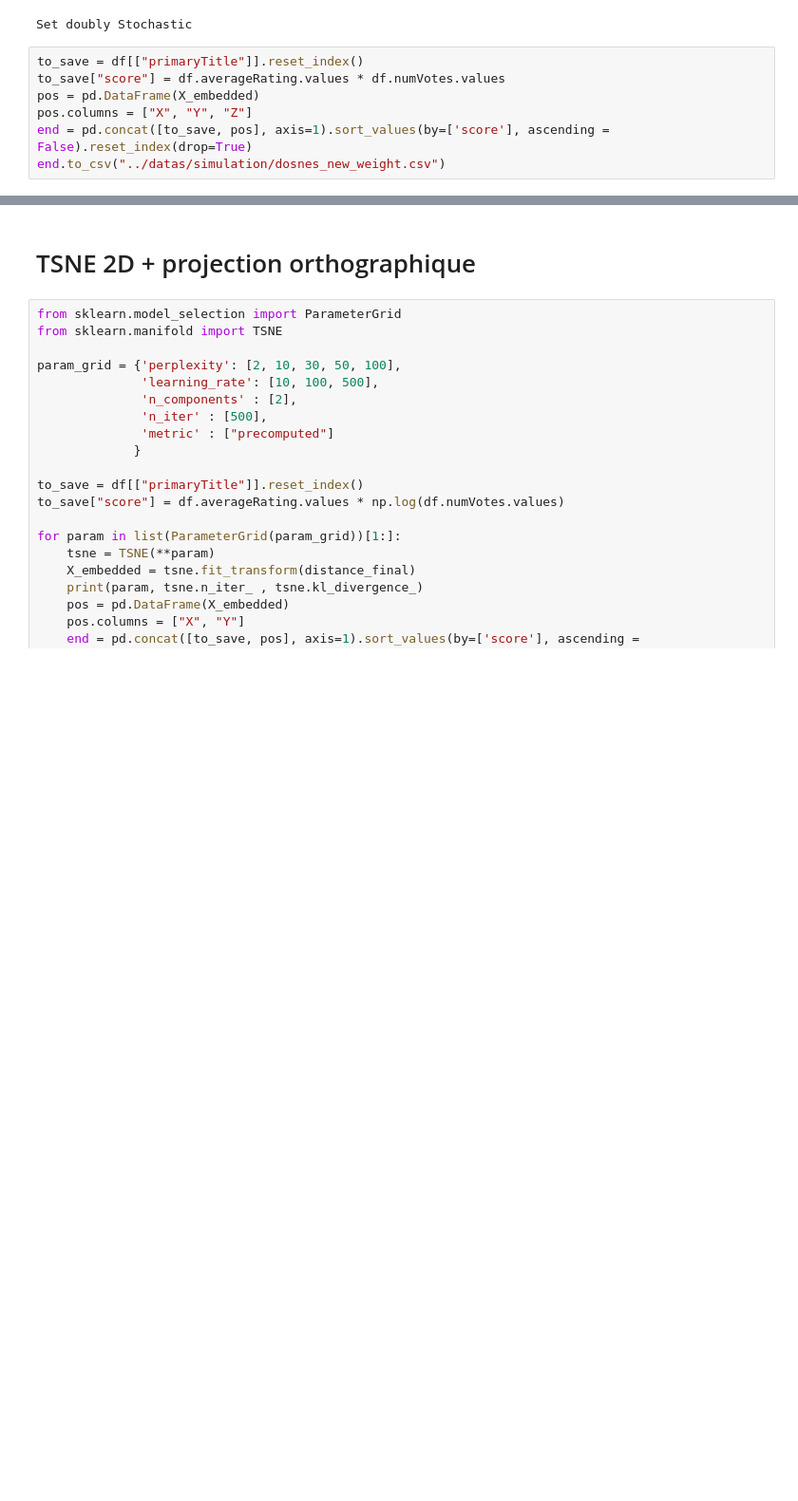
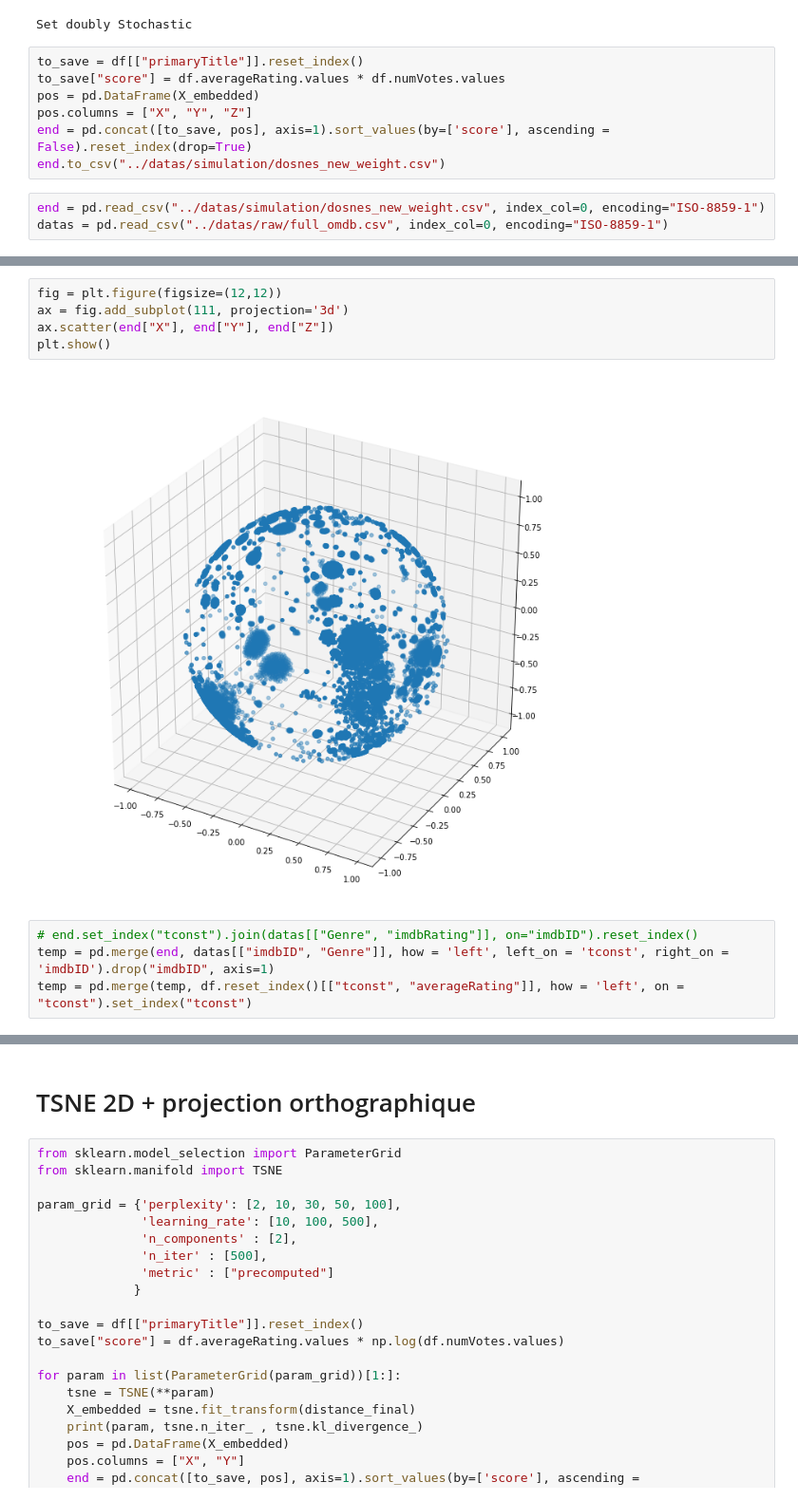
Before and after one commit to Coni63/webGL-movie, a Jupyter notebook: model/Model.ipynb, the cells around one changed output, grey strips where cells are left out. Shown at 95% size. Drawn from its saved outputs; the diff is of its cells as text; blank space fills up the shorter version.

```diff
--- a/model/Model.ipynb
+++ b/model/Model.ipynb
@@ -391,3 +390,6 @@ pos = pd.DataFrame(X_embedded)
 pos.columns = ["X", "Y", "Z"]
 end = pd.concat([to_save, pos], axis=1).sort_values(by=['score'], ascending = False).reset_index(drop=True)
 end.to_csv("../datas/simulation/dosnes_new_weight.csv")
+# %%
+end = pd.read_csv("../datas/simulation/dosnes_new_weight.csv", index_col=0, encoding="ISO-8859-1")
+datas = pd.read_csv("../datas/raw/full_omdb.csv", index_col=0, encoding="ISO-8859-1")
@@ -393,0 +407,11 @@ end.to_csv("../datas/simulation/dosnes_new_weight.csv")
+# %%
+fig = plt.figure(figsize=(12,12))
+ax = fig.add_subplot(111, projection='3d')
+ax.scatter(end["X"], end["Y"], end["Z"])
+plt.show()
+# %% [output]
+[figure, added]
+# %%
+# end.set_index("tconst").join(datas[["Genre", "imdbRating"]], on="imdbID").reset_index()
+temp = pd.merge(end, datas[["imdbID", "Genre"]], how = 'left', left_on = 'tconst', right_on = 'imdbID').drop("imdbID", axis=1)
+temp = pd.merge(temp, df.reset_index()[["tconst", "averageRating"]], how = 'left', on = "tconst").set_index("tconst")
```
Also changed, not shown: parts of 14 cells of this notebook, 1 other file.
